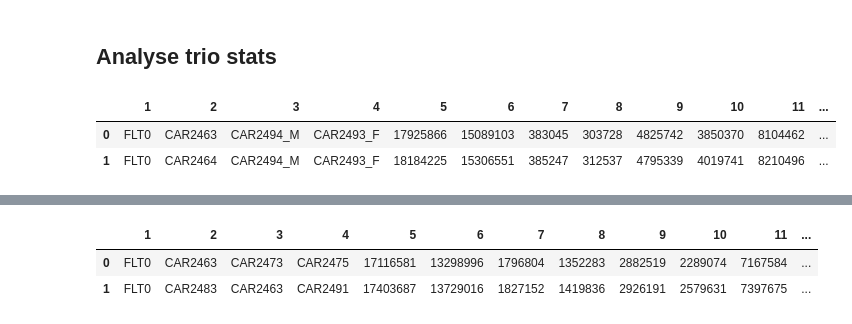
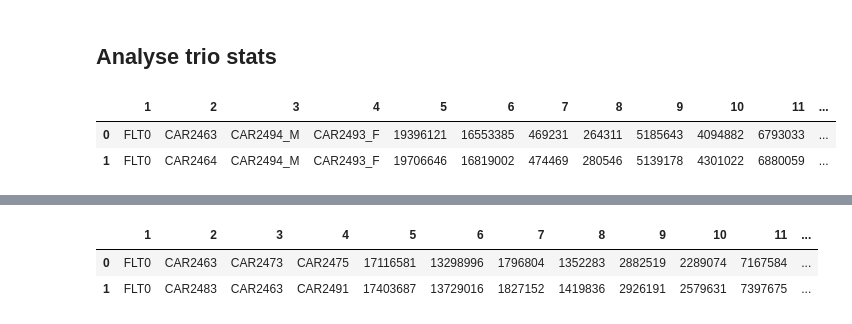
Before and after one commit to mitoclub/AquaSelection, a Jupyter notebook: intersect.ipynb, the cells around one changed output, grey strips where cells are left out. Cells and saved outputs as stored; diff of their text form; code cells hidden in the pictures.

```diff
--- a/intersect.ipynb
+++ b/intersect.ipynb
@@ -556,16 +630,17 @@ sns.clustermap(mendel_errs_counts.drop(['CAR2471', 'CAR2474'], axis=1), figsize=
 # %%
 labels = ['ctrl'] * 10 + ['nem-shok'] * 10 + ['nem'] * 10
 # %%
-trio_stats = pd.read_csv('./data/interim/redo/trio.stats3.txt',
+# trio_stats = pd.read_csv('./data/interim/redo/trio.stats3.txt',
+trio_stats = pd.read_csv('./data/interim/cor/trio.stats.all.txt',
                          comment='#', sep='\t', header=None)
 trio_stats.columns += 1
 trio_stats['group'] = len(trio_stats) // 30 * labels
 trio_stats['dnm_mend_ratio'] = (trio_stats[7] - trio_stats[14]) / trio_stats[5]
 trio_stats.head(2)
 # %% [output]
 |  | 1 | 2 | 3 | 4 | 5 | 6 | 7 | 8 | 9 | 10 | 11 | ... |
-| 0 | FLT0 | CAR2463 | CAR2494_M | CAR2493_F | 17925866 | 15089103 | 383045 | 303728 | 4825742 | 3850370 | 8104462 | ... |
-| 1 | FLT0 | CAR2464 | CAR2494_M | CAR2493_F | 18184225 | 15306551 | 385247 | 312537 | 4795339 | 4019741 | 8210496 | ... |
+| 0 | FLT0 | CAR2463 | CAR2494_M | CAR2493_F | 19396121 | 16553385 | 469231 | 264311 | 5185643 | 4094882 | 6793033 | ... |
+| 1 | FLT0 | CAR2464 | CAR2494_M | CAR2493_F | 19706646 | 16819002 | 474469 | 280546 | 5139178 | 4301022 | 6880059 | ... |
 # %%
 sns.displot(trio_stats[trio_stats.dnm_mend_ratio < 0.05],
               x='dnm_mend_ratio', hue='group', row=1,
```
Also changed, not shown: parts of 44 cells of this notebook, 3 other files.
